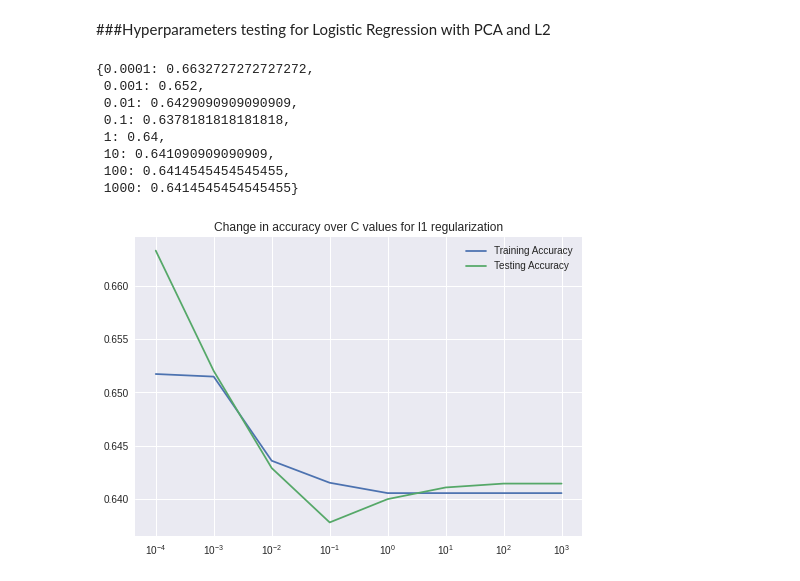
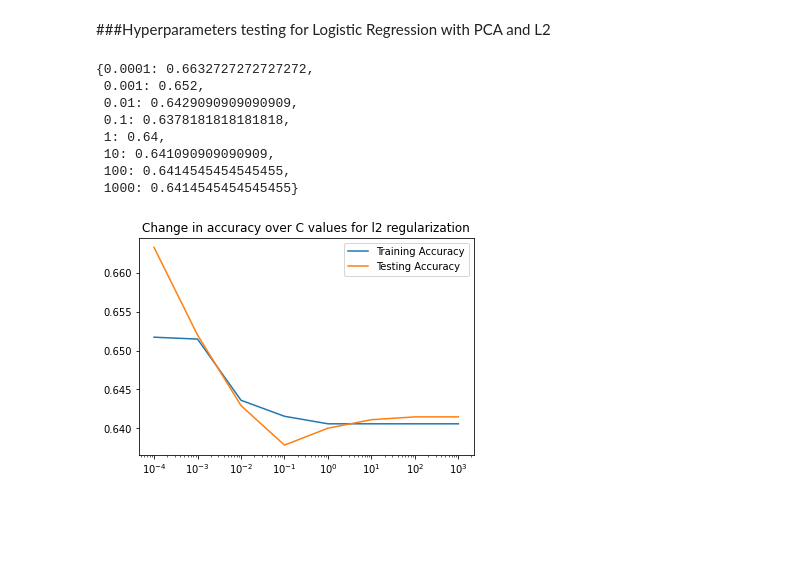
Before and after one commit to ahmadalmasri270/project2-2, a Jupyter notebook: E_Commerce2.ipynb, the cells around one changed output. Cells and saved outputs as stored; diff of their text form; code cells hidden in the pictures; blank space fills up the shorter version.

```diff
--- a/E_Commerce2.ipynb
+++ b/E_Commerce2.ipynb
@@ -220,9 +201,0 @@ imp_level
-# %%
-plt.style.use('seaborn')
-plt.plot(imp_level, Cost_imp);
-x = imp_level
-my_xticks = ['high', 'low', 'medium']
-plt.xticks(x, my_xticks)
-plt.xlabel('importance Level')
-plt.ylabel('Average Cost');
-plt.title('Average Cost by importance Level')
@@ -445,32 +440,32 @@ for c in c_values:
 
   # instantiate a model with each value of c and fit it on the data
   log_reg = LogisticRegression(C=c, max_iter=1000, solver='liblinear', penalty='l2')
   log_pca_pipe = make_pipeline(base_preprocess,pca, log_reg)
   log_pca_pipe.fit(X_train, y_train)
 
   # add the training and testing scores to our scores lists
   train_scores.append(log_pca_pipe.score(X_train, y_train))
   test_scores.append(log_pca_pipe.score(X_test, y_test))
 
 #plot the change in accuracy as we change the value of C
 fig, ax = plt.subplots(1,1)
 ax.plot(c_values, train_scores, label='Training Accuracy')
 ax.plot(c_values, test_scores, label='Testing Accuracy')
 ax.set_xticks(c_values)
-ax.set_title('Change in accuracy over C values for l1 regularization')
+ax.set_title('Change in accuracy over C values for l2 regularization')
 ax.legend()
 
 #set the x axis to a logarithmic scale to show the values of C in even intervals
 ax.set_xscale('log')
 # print a dictionary of values of C and accuracy scores
 {c:score for c, score in zip(c_values, test_scores)}
 # %% [output]
 {0.0001: 0.6632727272727272,
  0.001: 0.652,
  0.01: 0.6429090909090909,
  0.1: 0.6378181818181818,
  1: 0.64,
  10: 0.641090909090909,
  100: 0.6414545454545455,
  1000: 0.6414545454545455}
-[figure, old version]
+[figure, new version]
```
Also changed, not shown: parts of 27 cells of this notebook.
